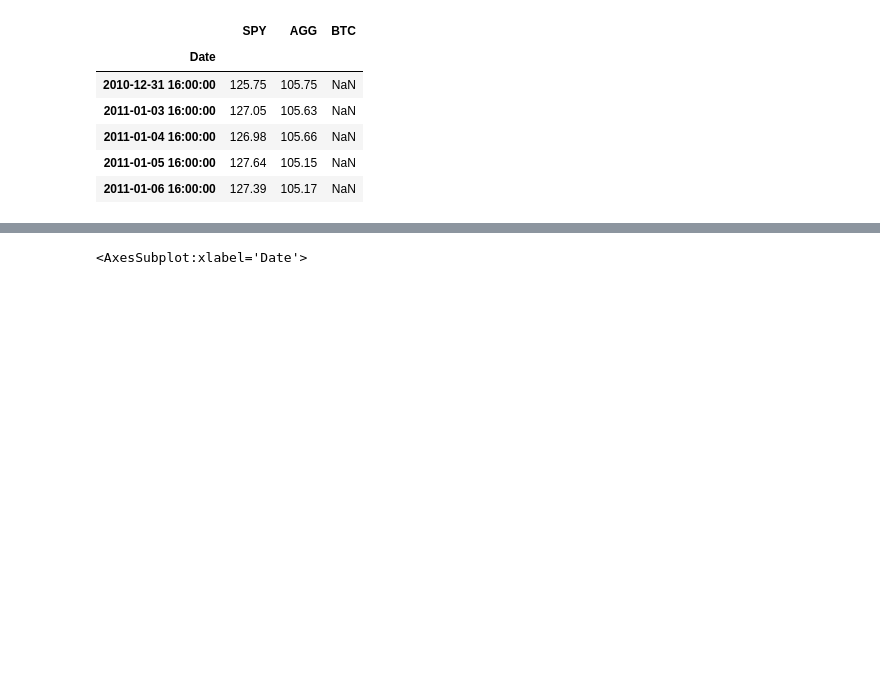
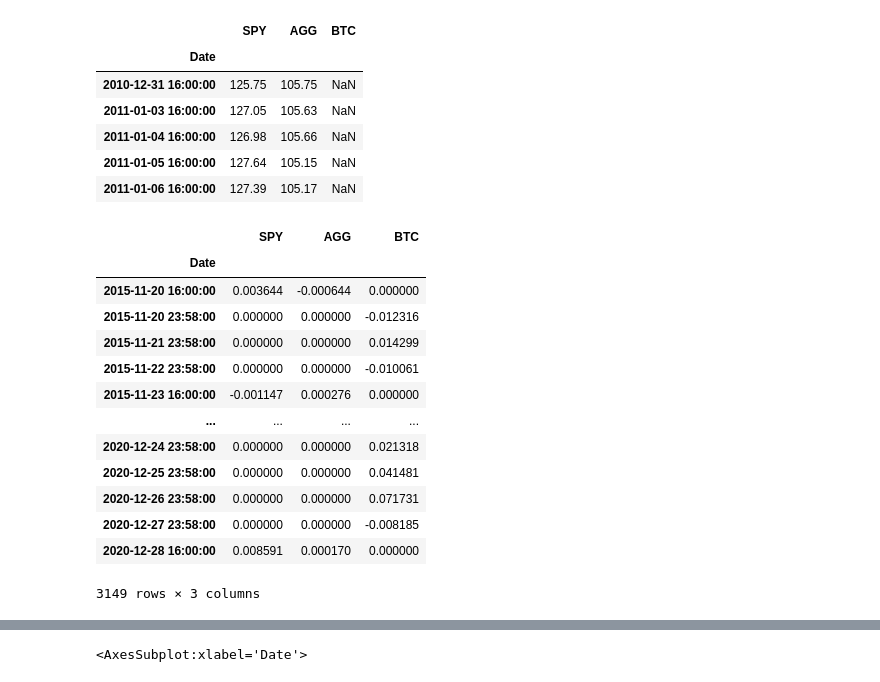
Before and after one commit to aarchmon/JAMMS-Tool, a Jupyter notebook: src/include/overview.ipynb, the cells around one changed output, grey strips where cells are left out. Drawn from its saved outputs; the diff is of its cells as text; code cells hidden in the pictures; blank space fills up the shorter version.

Commit message:
adding table display for consolidated daily returns

```diff
--- a/src/include/overview.ipynb
+++ b/src/include/overview.ipynb
@@ -99,6 +99,22 @@ combined_df.head()
 | 2011-01-06 16:00:00 | 127.39 | 105.17 | NaN |
 # %%
 combined_daily_return = combined_df.pct_change().dropna()
+combined_daily_return.head(-5)
+# %% [output]
+|  | SPY | AGG | BTC |
+| Date |  |  |  |
+| 2015-11-20 16:00:00 | 0.003644 | -0.000644 | 0.000000 |
+| 2015-11-20 23:58:00 | 0.000000 | 0.000000 | -0.012316 |
+| 2015-11-21 23:58:00 | 0.000000 | 0.000000 | 0.014299 |
+| 2015-11-22 23:58:00 | 0.000000 | 0.000000 | -0.010061 |
+| 2015-11-23 16:00:00 | -0.001147 | 0.000276 | 0.000000 |
+| ... | ... | ... | ... |
+| 2020-12-24 23:58:00 | 0.000000 | 0.000000 | 0.021318 |
+| 2020-12-25 23:58:00 | 0.000000 | 0.000000 | 0.041481 |
+| 2020-12-26 23:58:00 | 0.000000 | 0.000000 | 0.071731 |
+| 2020-12-27 23:58:00 | 0.000000 | 0.000000 | -0.008185 |
+| 2020-12-28 16:00:00 | 0.008591 | 0.000170 | 0.000000 |
+3149 rows × 3 columns
 # %%
 combined_daily_return.hvplot()
 # %% [output]
```
